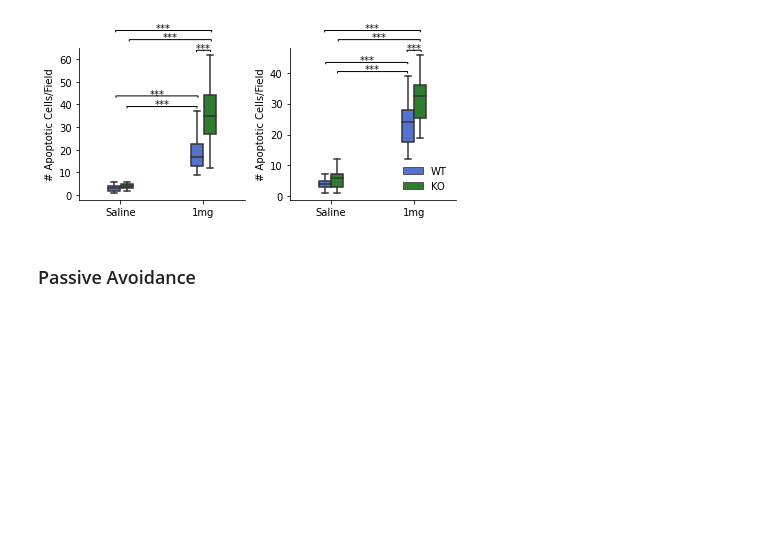
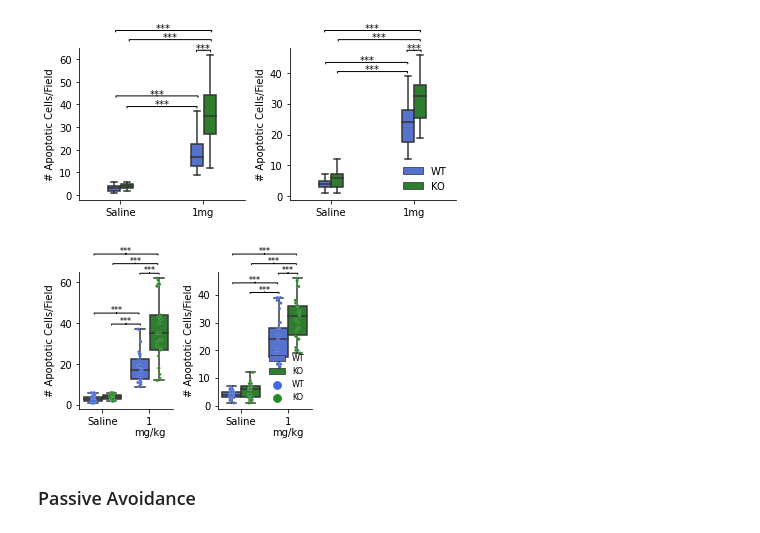
Before and after one commit to FMendezSlc/NeuroPy, a Jupyter notebook: Nissl.ipynb, the cells around one changed output. Saved outputs shown, nothing was run; the diff lists cells and outputs as text; code cells hidden in the pictures; blank space fills up the shorter version.

Commit message:
single points
All figures show individual data points

```diff
--- a/Nissl.ipynb
+++ b/Nissl.ipynb
@@ -148,0 +151,36 @@ plt.tight_layout()
+# %%
+nissl_paper = plt.figure(figsize=(4, 3))
+ax1 = plt.subplot(121)
+sns.boxplot(data = nissl_tidy[nissl_tidy['Region'] == 'Ctx'], x = 'Tx', y = 'Apoptotic_Cells', hue = 'Genotype', palette = ['royalblue', 'forestgreen'], hue_order = ['WT', 'KO'], ax = ax1, showfliers = False)
+sns.stripplot(data = nissl_tidy[nissl_tidy['Region'] == 'Ctx'], x = 'Tx', y = 'Apoptotic_Cells', hue = 'Genotype', palette = ['royalblue', 'forestgreen'], hue_order = ['WT', 'KO'], dodge = True, edgecolor = 'silver', size = 3, linewidth = 0.2, ax = ax1)
+ax1.set_ylabel('# Apoptotic Cells/Field')
+ax1.set_xlabel('')
+ax1.spines['top'].set_visible(False)
+ax1.spines['right'].set_visible(False)
+ax1.legend().remove()
+ax1.set_xticklabels(['Saline', '1\nmg/kg'])
+ax1.annotate(s='***', xy=(0.75, 0.99), xycoords='axes fraction', xytext=(0, 0.3), textcoords='offset points', ha = 'center', arrowprops=dict(arrowstyle='-[, widthB=1.2, lengthB=.12', lw=1, color='k'), fontsize = 8)
+ax1.annotate(s='***', xy=(0.4, 0.7), xycoords='axes fraction', xytext=(0, 0.3), textcoords='offset points', ha = 'center', arrowprops=dict(arrowstyle='-[, widthB=2.8, lengthB=.12', lw=1, color='k'), fontsize = 8)
+ax1.annotate(s='***', xy=(0.5, 0.62), xycoords='axes fraction', xytext=(0, 0.3), textcoords='offset points', ha = 'center', arrowprops=dict(arrowstyle='-[, widthB=1.8, lengthB=.12', lw=1, color='k'), fontsize = 8)
+ax1.annotate(s='***', xy=(0.6, 1.06), xycoords='axes fraction', xytext=(0, 0.3), textcoords='offset points', ha = 'center', arrowprops=dict(arrowstyle='-[, widthB=2.8, lengthB=.12', lw=1, color='k'), fontsize = 8)
+ax1.annotate(s='***', xy=(0.5, 1.13), xycoords='axes fraction', xytext=(0, 0.3), textcoords='offset points', ha = 'center', arrowprops=dict(arrowstyle='-[, widthB=4, lengthB=.12', lw=1, color='k'), fontsize = 8)
+
+
+ax2 = plt.subplot(122)
+sns.boxplot(data = nissl_tidy[nissl_tidy['Region'] == 'Str'], x = 'Tx', y = 'Apoptotic_Cells', hue = 'Genotype', palette = ['royalblue', 'forestgreen'], hue_order = ['WT', 'KO'], ax = ax2, showfliers = False)
+sns.stripplot(data = nissl_tidy[nissl_tidy['Region'] == 'Str'], x = 'Tx', y = 'Apoptotic_Cells', hue = 'Genotype', palette = ['royalblue', 'forestgreen'], hue_order = ['WT', 'KO'], dodge = True, edgecolor = 'silver', size = 3, linewidth = 0.2, ax = ax2)
+ax2.set_ylabel('# Apoptotic Cells/Field')
+ax2.set_xlabel('')
+ax2.spines['top'].set_visible(False)
+ax2.spines['right'].set_visible(False)
+ax2.legend(frameon = False, loc = 4, fontsize = 8)
+ax2.set_xticklabels(['Saline', '1\nmg/kg'])
+ax2.annotate(s='***', xy=(0.75, 0.99), xycoords='axes fraction', xytext=(0, 0.3), textcoords='offset points', ha = 'center', arrowprops=dict(arrowstyle='-[, widthB=1.2, lengthB=.12', lw=1, color='k'), fontsize = 8)
+ax2.annotate(s='***', xy=(0.4, 0.92), xycoords='axes fraction', xytext=(0, 0.3), textcoords='offset points', ha = 'center', arrowprops=dict(arrowstyle='-[, widthB=2.8, lengthB=.12', lw=1, color='k'), fontsize = 8)
+ax2.annotate(s='***', xy=(0.5, 0.85), xycoords='axes fraction', xytext=(0, 0.3), textcoords='offset points', ha = 'center', arrowprops=dict(arrowstyle='-[, widthB=1.8, lengthB=.12', lw=1, color='k'), fontsize = 8)
+ax2.annotate(s='***', xy=(0.6, 1.06), xycoords='axes fraction', xytext=(0, 0.3), textcoords='offset points', ha = 'center', arrowprops=dict(arrowstyle='-[, widthB=2.8, lengthB=.12', lw=1, color='k'), fontsize = 8)
+ax2.annotate(s='***', xy=(0.5, 1.13), xycoords='axes fraction', xytext=(0, 0.3), textcoords='offset points', ha = 'center', arrowprops=dict(arrowstyle='-[, widthB=4, lengthB=.12', lw=1, color='k'), fontsize = 8)
+
+plt.tight_layout()
+# %% [output]
+[figure, added]
```
Also changed, not shown: parts of 2 cells of this notebook.
